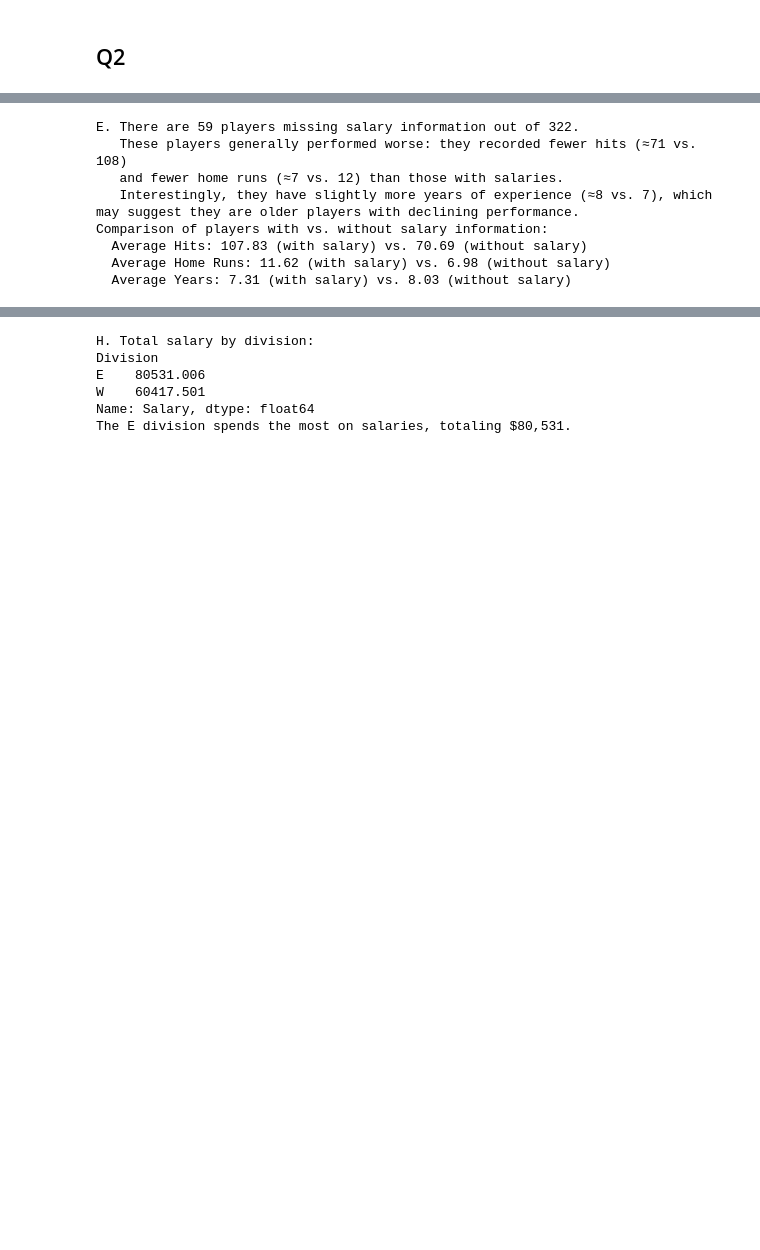
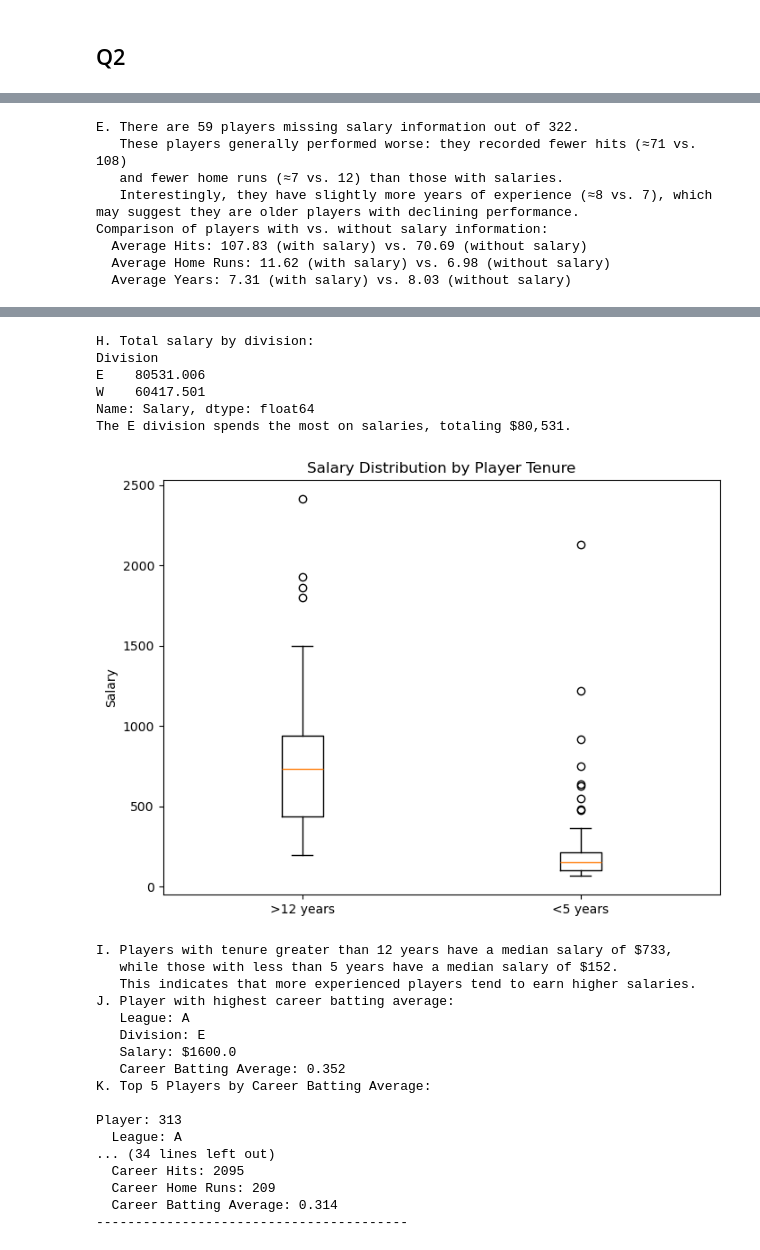
Before and after one commit to Ganga0506/code_2600, a Jupyter notebook: code/homework1.ipynb, the cells around one changed output, grey strips where cells are left out. Cells and saved outputs as stored; diff of their text form; code cells hidden in the pictures; blank space fills up the shorter version.

```diff
--- a/code/homework1.ipynb
+++ b/code/homework1.ipynb
@@ -148,6 +148,41 @@ print(total_salary_by_division)
 max_division = total_salary_by_division.idxmax()
 max_salary = total_salary_by_division.max()
 print(f"The {max_division} division spends the most on salaries, totaling ${max_salary:,.0f}.")
+
+# Part I, Boxplots for Salary for players with tenure greater than 12 years versus less than 5 years
+long_tenure = hitters[hitters["Years"] > 12]["Salary"].dropna()
+short_tenure = hitters[hitters["Years"] < 5]["Salary"].dropna()
+data_to_plot = [long_tenure, short_tenure]
+plt.figure(figsize=(8,6))
+plt.boxplot(data_to_plot, tick_labels=[">12 years", "<5 years"])
+plt.ylabel("Salary")
+plt.title("Salary Distribution by Player Tenure")
+plt.show()
+print(f"I. Players with tenure greater than 12 years have a median salary of ${long_tenure.median():,.0f}, \n   while those with less than 5 years have a median salary of ${short_tenure.median():,.0f}. \n   This indicates that more experienced players tend to earn higher salaries.")
+
+# Part J, Player with the highest batting average
+# Calculate career batting average
+hitters['BattingAvg'] = hitters['CHits'] / hitters['CAtBat']
+career_data = hitters.dropna(subset=['Salary'])
+top_player = career_data.loc[career_data['BattingAvg'].idxmax()]
+print("J. Player with highest career batting average:")
+print(f"   League: {top_player['League']}")
+print(f"   Division: {top_player['Division']}")
+print(f"   Salary: ${top_player['Salary']}")
+print(f"   Career Batting Average: {top_player['BattingAvg']:.3f}")
+
+# Part K, Correlation matrix for the career metrics and Salary
+top5 = career_data.nlargest(5, 'BattingAvg')
+print("K. Top 5 Players by Career Batting Average:\n")
+for idx, player in top5.iterrows():
+    print(f"Player: {player.get('Player', idx)}")
+    print(f"  League: {player['League']}")
+    print(f"  Division: {player['Division']}")
+    print(f"  Salary: ${player['Salary']}")
+    print(f"  Career Hits: {player['CHits']}")
+    print(f"  Career Home Runs: {player['CHmRun']}")
+    print(f"  Career Batting Average: {player['BattingAvg']:.3f}")
+    print("-"*40)
 # %% [output]
 A. The data set has 322 rows and 20 columns.
 B. The data is from the years: 1, 2, 3, 4, 5, 6, 7, 8, 9, 10, 11, 12, 13, 14, 15, 16, 17, 18, 19, 20, 23, 24.
@@ -156,30 +191,48 @@ B. The data is from the years: 1, 2, 3, 4, 5, 6, 7, 8, 9, 10, 11, 12, 13, 14, 15
 C. The median values for each numeric variable are:
 AtBat       379.5
 Hits         96.0
 HmRun         8.0
 Runs         48.0
 RBI          44.0
 Walks        35.0
 Years         6.0
 ... (7 lines left out)
 Assists      39.5
 Errors        6.0
 Salary      425.0
 dtype: float64
 [figure]
 E. There are 59 players missing salary information out of 322.
    These players generally performed worse: they recorded fewer hits (≈71 vs. 108)
    and fewer home runs (≈7 vs. 12) than those with salaries.
    Interestingly, they have slightly more years of experience (≈8 vs. 7), which may suggest they are older players with declining performance.
 Comparison of players with vs. without salary information:
   Average Hits: 107.83 (with salary) vs. 70.69 (without salary)
   Average Home Runs: 11.62 (with salary) vs. 6.98 (without salary)
   Average Years: 7.31 (with salary) vs. 8.03 (without salary)
 [figure]
 [figure]
 H. Total salary by division:
 Division
 E    80531.006
 W    60417.501
 Name: Salary, dtype: float64
 The E division spends the most on salaries, totaling $80,531.
+[figure, added]
+I. Players with tenure greater than 12 years have a median salary of $733,
+   while those with less than 5 years have a median salary of $152.
+   This indicates that more experienced players tend to earn higher salaries.
+J. Player with highest career batting average:
+   League: A
+   Division: E
+   Salary: $1600.0
+   Career Batting Average: 0.352
+K. Top 5 Players by Career Batting Average:
+
+Player: 313
+  League: A
+... (34 lines left out)
+  Career Hits: 2095
+  Career Home Runs: 209
+  Career Batting Average: 0.314
+----------------------------------------
```
Also changed, not shown: parts of 1 cell of this notebook.
